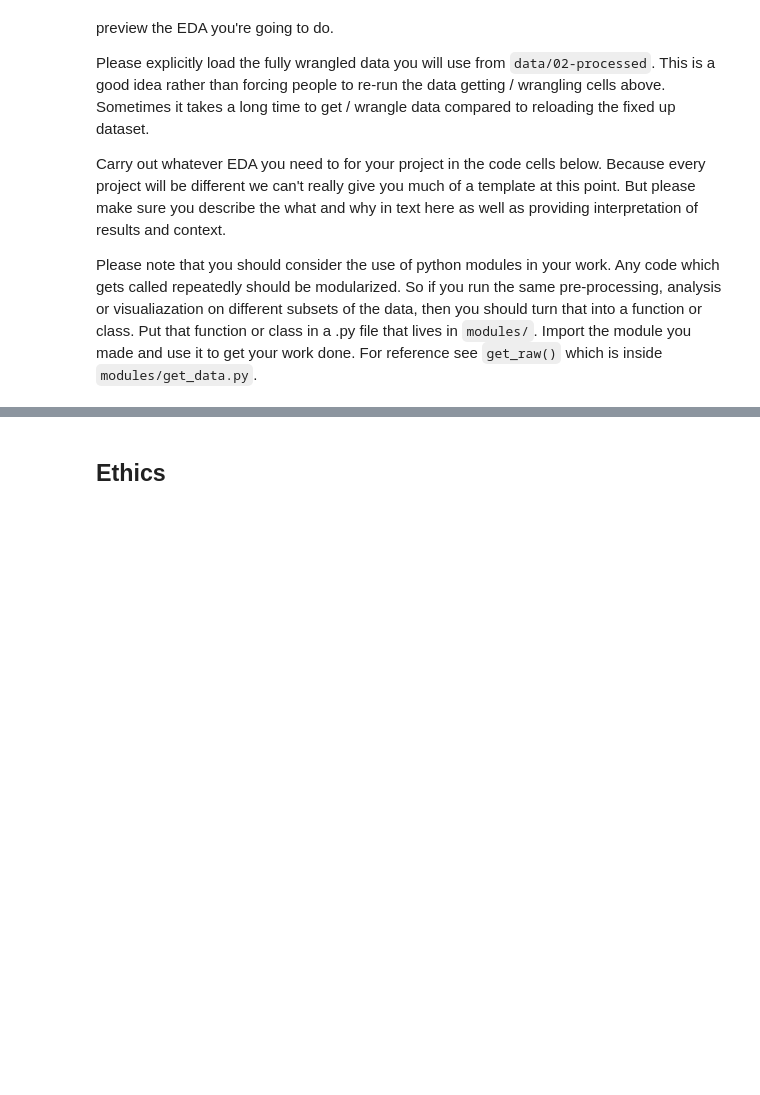
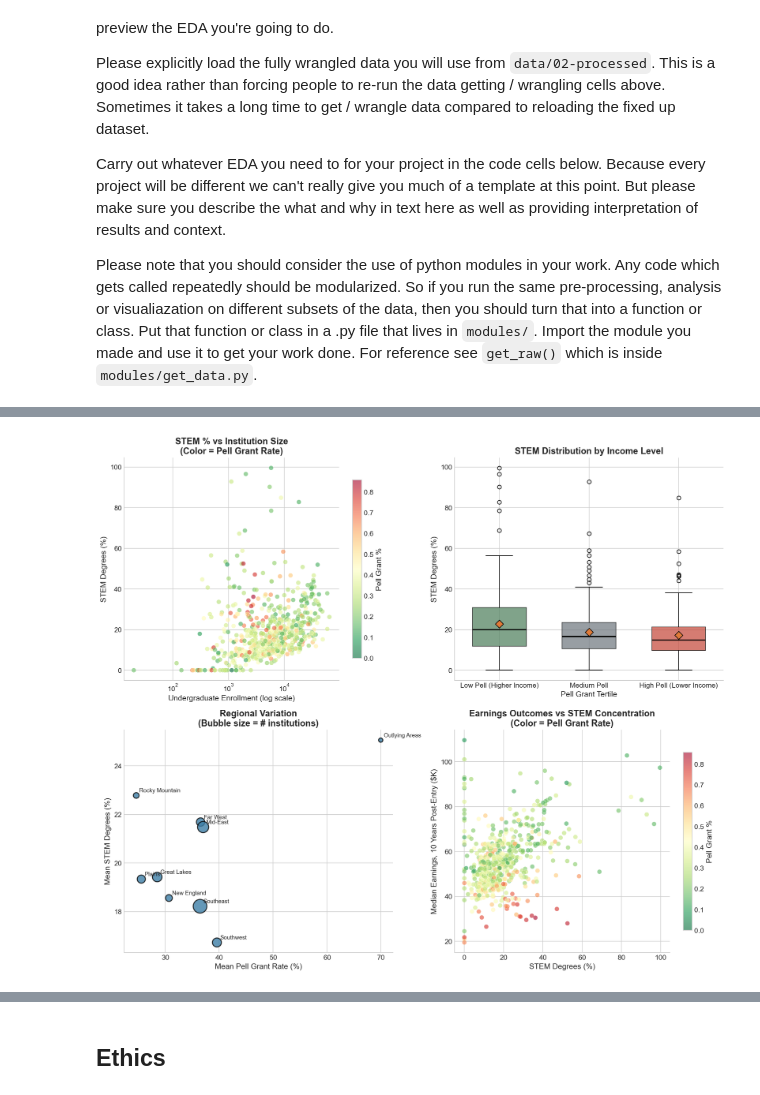
Before and after one commit to mrevanngo/STEM-Degree-Analysis, a Jupyter notebook: 02-EDACheckpoint.ipynb, the cells around one changed output, grey strips where cells are left out. Cells and saved outputs as stored; diff of their text form; code cells hidden in the pictures; blank space fills up the shorter version.

```diff
--- a/02-EDACheckpoint.ipynb
+++ b/02-EDACheckpoint.ipynb
@@ -220,0 +701,58 @@ Some more words and stuff.  Remember notebooks work best if you interleave the c
+# %%
+# Confounder plots
+fig, axes = plt.subplots(2, 2, figsize=(14, 12))
+
+# Enrollment vs STEM
+ax = axes[0, 0]
+valid = df.dropna(subset=['UGDS'])
+scatter = ax.scatter(valid['UGDS'], valid['STEM_PCT'] * 100, c=valid['PCTPELL'], cmap='RdYlGn_r', alpha=0.6, s=50, edgecolors='white', linewidth=0.3)
+ax.set_xscale('log')
+ax.set_xlabel('Undergraduate Enrollment (log scale)')
+ax.set_ylabel('STEM Degrees (%)')
+ax.set_title('STEM % vs Institution Size\n(Color = Pell Grant Rate)', fontweight='bold')
+plt.colorbar(scatter, ax=ax, shrink=0.8, label='Pell Grant %')
+
+# Box plot
+ax = axes[0, 1]
+tertile_data = [df[df['PELL_TERTILE'] == t]['STEM_PCT'] * 100 for t in df['PELL_TERTILE'].cat.categories]
+bp = ax.boxplot(tertile_data, labels=[str(t).replace('\n', ' ') for t in df['PELL_TERTILE'].cat.categories], patch_artist=True, widths=0.6)
+for patch, color in zip(bp['boxes'], [COLORS['positive'], COLORS['neutral'], COLORS['negative']]):
+    patch.set_facecolor(color)
+    patch.set_alpha(0.7)
+for median in bp['medians']:
+    median.set_color('black')
+    median.set_linewidth(2)
+ax.set_xlabel('Pell Grant Tertile')
+ax.set_ylabel('STEM Degrees (%)')
+ax.set_title('STEM Distribution by Income Level', fontweight='bold')
+for i, tertile in enumerate(df['PELL_TERTILE'].cat.categories):
+    mean_val = df[df['PELL_TERTILE'] == tertile]['STEM_PCT'].mean() * 100
+    ax.scatter(i+1, mean_val, marker='D', s=80, c=COLORS['accent'], zorder=5, edgecolors='black', linewidth=1)
+
+# Regional variation
+ax = axes[1, 0]
+region_stats = df.groupby('REGION_NAME').agg({'STEM_PCT': 'mean', 'PCTPELL': 'mean', 'UNITID': 'count'}).dropna()
+region_stats.columns = ['STEM_mean', 'PELL_mean', 'n']
+scatter = ax.scatter(region_stats['PELL_mean'] * 100, region_stats['STEM_mean'] * 100, s=region_stats['n'] * 3, c=COLORS['secondary'], edgecolors='black', linewidth=1.5, alpha=0.8)
+for region, row in region_stats.iterrows():
+    ax.annotate(region, (row['PELL_mean']*100, row['STEM_mean']*100), xytext=(5, 5), textcoords='offset points', fontsize=9)
+ax.set_xlabel('Mean Pell Grant Rate (%)')
+ax.set_ylabel('Mean STEM Degrees (%)')
+ax.set_title('Regional Variation\n(Bubble size = # institutions)', fontweight='bold')
+
+# Earnings
+ax = axes[1, 1]
+valid = df.dropna(subset=['MD_EARN_WNE_P10'])
+valid['MD_EARN_WNE_P10'] = pd.to_numeric(valid['MD_EARN_WNE_P10'], errors='coerce')
+valid = valid.dropna(subset=['MD_EARN_WNE_P10'])
+if len(valid) > 50:
+    scatter = ax.scatter(valid['STEM_PCT'] * 100, valid['MD_EARN_WNE_P10'] / 1000, c=valid['PCTPELL'], cmap='RdYlGn_r', alpha=0.6, s=50, edgecolors='white', linewidth=0.3)
+    ax.set_xlabel('STEM Degrees (%)')
+    ax.set_ylabel('Median Earnings, 10 Years Post-Entry ($K)')
+    ax.set_title('Earnings Outcomes vs STEM Concentration\n(Color = Pell Grant Rate)', fontweight='bold')
+    plt.colorbar(scatter, ax=ax, shrink=0.8, label='Pell Grant %')
+
+plt.tight_layout()
+plt.show()
+# %% [output]
+[figure, added]
```
Also changed, not shown: parts of 26 cells of this notebook.
